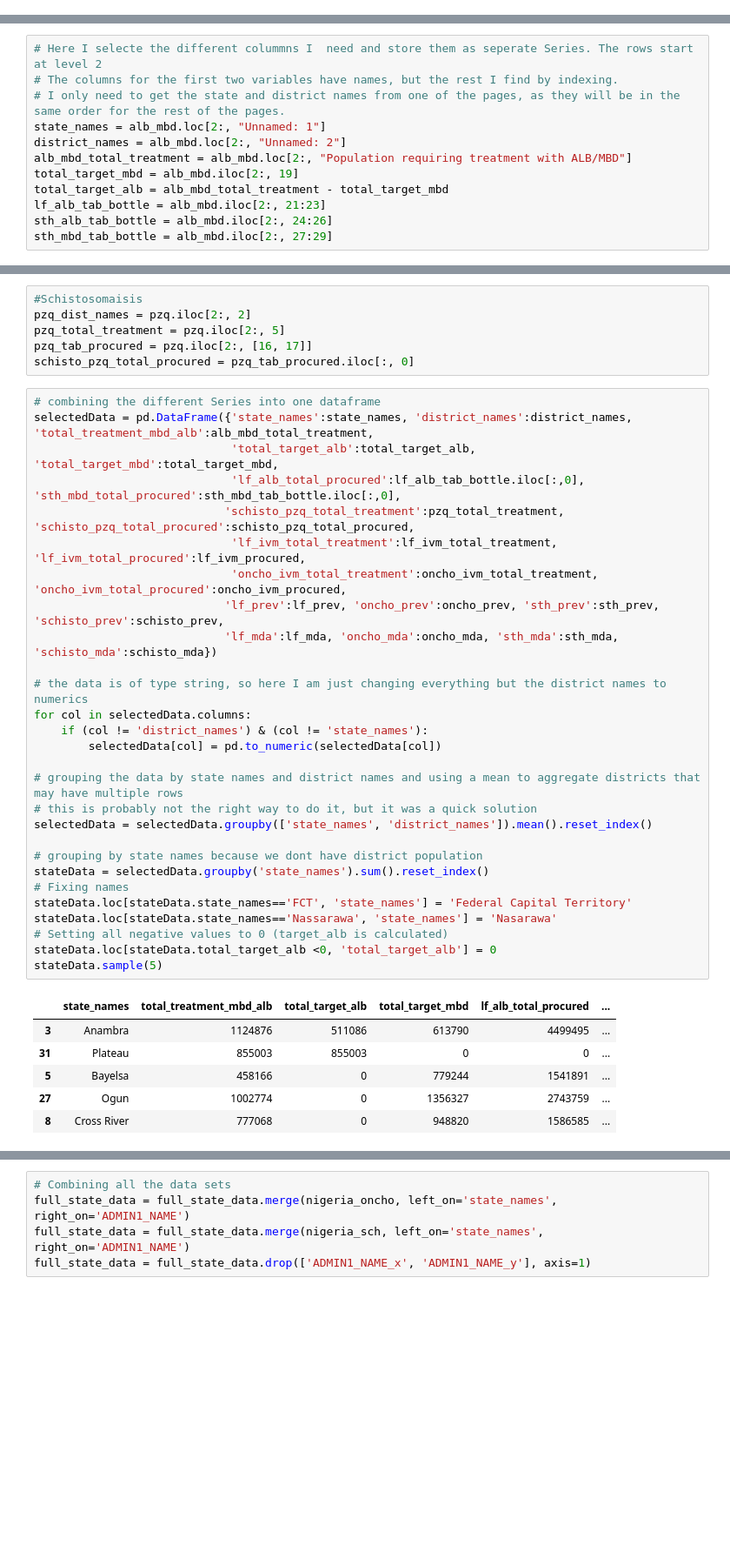
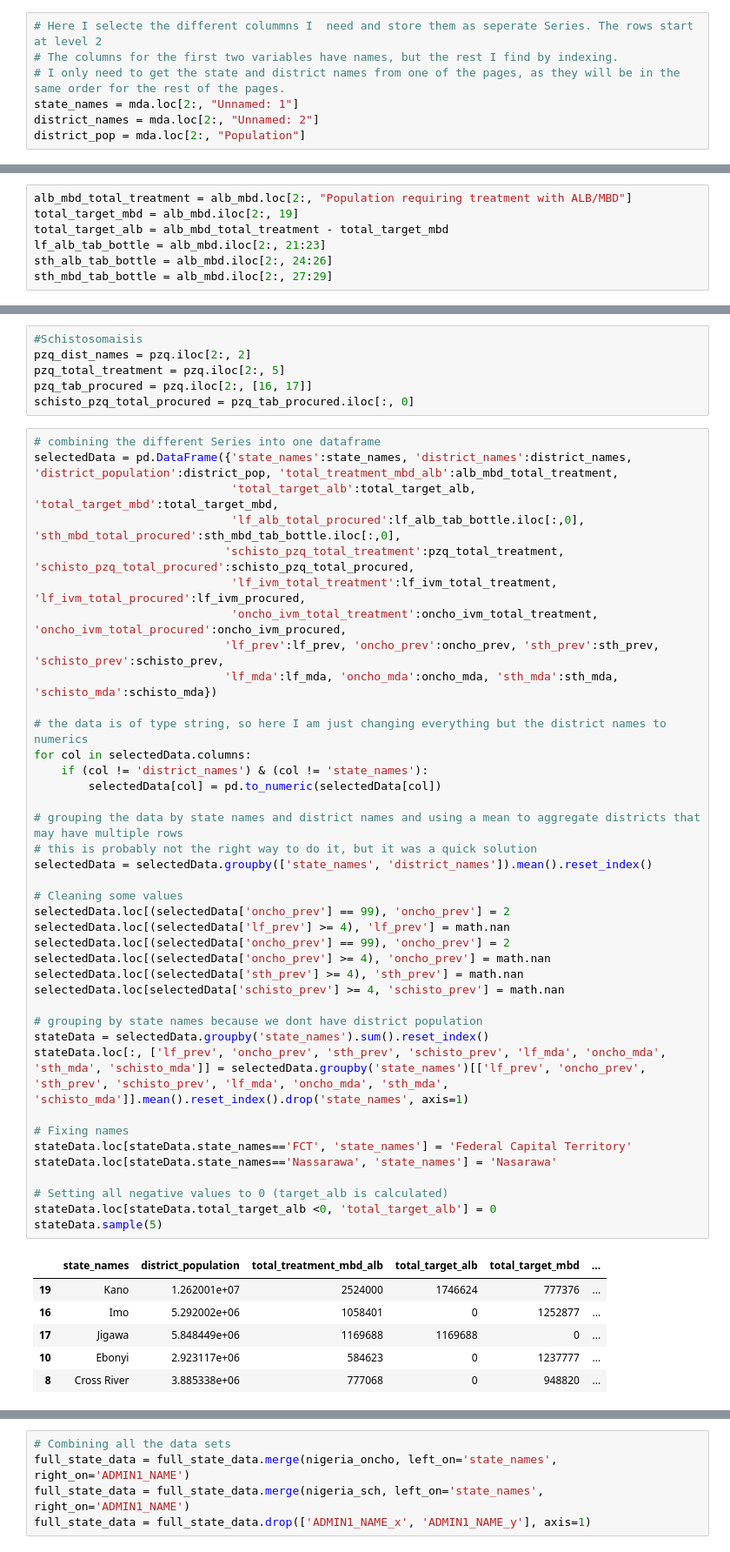
Before and after one commit to stm7631/AA-08-Washington-Data-Wizards, a Jupyter notebook: Code/Cleaning and Aggregating Nigeria Data.ipynb, the cells around one changed output, grey strips where cells are left out. Shown at 87% size. Saved outputs shown, nothing was run; the diff lists cells and outputs as text; blank space fills up the shorter version.

```diff
--- a/Code/Cleaning and Aggregating Nigeria Data.ipynb
+++ b/Code/Cleaning and Aggregating Nigeria Data.ipynb
@@ -35,3 +50,10 @@ ihme_data = pd.read_csv('../Data/Nigeria/IHME-GBD_2017_DATA-96351231-1.csv')
+# %%
+# Here I selecte the different colummns I  need and store them as seperate Series. The rows start at level 2
+# The columns for the first two variables have names, but the rest I find by indexing.
+# I only need to get the state and district names from one of the pages, as they will be in the same order for the rest of the pages.
+state_names = mda.loc[2:, "Unnamed: 1"]
+district_names = mda.loc[2:, "Unnamed: 2"]
+district_pop = mda.loc[2:, "Population"]
 # %%
 alb_mbd.head(3)
 # %% [output]
@@ -41,11 +63,6 @@ alb_mbd.head(3)
 | 2 | Nigeria | Abia | Aba North | 28912 | 40477 | 69389 | ... |
 3 rows × 29 columns
 # %%
-# Here I selecte the different colummns I  need and store them as seperate Series. The rows start at level 2
-# The columns for the first two variables have names, but the rest I find by indexing.
-# I only need to get the state and district names from one of the pages, as they will be in the same order for the rest of the pages.
-state_names = alb_mbd.loc[2:, "Unnamed: 1"]
-district_names = alb_mbd.loc[2:, "Unnamed: 2"]
 alb_mbd_total_treatment = alb_mbd.loc[2:, "Population requiring treatment with ALB/MBD"]
 total_target_mbd = alb_mbd.iloc[2:, 19]
 total_target_alb = alb_mbd_total_treatment - total_target_mbd
@@ -103,36 +120,47 @@ pzq_tab_procured = pzq.iloc[2:, [16, 17]]
 schisto_pzq_total_procured = pzq_tab_procured.iloc[:, 0]
 # %%
 # combining the different Series into one dataframe
-selectedData = pd.DataFrame({'state_names':state_names, 'district_names':district_names, 'total_treatment_mbd_alb':alb_mbd_total_treatment,
+selectedData = pd.DataFrame({'state_names':state_names, 'district_names':district_names, 'district_population':district_pop, 'total_treatment_mbd_alb':alb_mbd_total_treatment,
                              'total_target_alb':total_target_alb, 'total_target_mbd':total_target_mbd,
                              'lf_alb_total_procured':lf_alb_tab_bottle.iloc[:,0], 'sth_mbd_total_procured':sth_mbd_tab_bottle.iloc[:,0],
                             'schisto_pzq_total_treatment':pzq_total_treatment, 'schisto_pzq_total_procured':schisto_pzq_total_procured,
                              'lf_ivm_total_treatment':lf_ivm_total_treatment, 'lf_ivm_total_procured':lf_ivm_procured,
                              'oncho_ivm_total_treatment':oncho_ivm_total_treatment, 'oncho_ivm_total_procured':oncho_ivm_procured,
                             'lf_prev':lf_prev, 'oncho_prev':oncho_prev, 'sth_prev':sth_prev, 'schisto_prev':schisto_prev,
                             'lf_mda':lf_mda, 'oncho_mda':oncho_mda, 'sth_mda':sth_mda, 'schisto_mda':schisto_mda})
 
 # the data is of type string, so here I am just changing everything but the district names to numerics
 for col in selectedData.columns:
     if (col != 'district_names') & (col != 'state_names'):
         selectedData[col] = pd.to_numeric(selectedData[col])
 
 # grouping the data by state names and district names and using a mean to aggregate districts that may have multiple rows
 # this is probably not the right way to do it, but it was a quick solution
 selectedData = selectedData.groupby(['state_names', 'district_names']).mean().reset_index()
 
+# Cleaning some values
+selectedData.loc[(selectedData['oncho_prev'] == 99), 'oncho_prev'] = 2
+selectedData.loc[(selectedData['lf_prev'] >= 4), 'lf_prev'] = math.nan
+selectedData.loc[(selectedData['oncho_prev'] == 99), 'oncho_prev'] = 2
+selectedData.loc[(selectedData['oncho_prev'] >= 4), 'oncho_prev'] = math.nan
+selectedData.loc[(selectedData['sth_prev'] >= 4), 'sth_prev'] = math.nan
+selectedData.loc[selectedData['schisto_prev'] >= 4, 'schisto_prev'] = math.nan
+
 # grouping by state names because we dont have district population
 stateData = selectedData.groupby('state_names').sum().reset_index()
+stateData.loc[:, ['lf_prev', 'oncho_prev', 'sth_prev', 'schisto_prev', 'lf_mda', 'oncho_mda', 'sth_mda', 'schisto_mda']] = selectedData.groupby('state_names')[['lf_prev', 'oncho_prev', 'sth_prev', 'schisto_prev', 'lf_mda', 'oncho_mda', 'sth_mda', 'schisto_mda']].mean().reset_index().drop('state_names', axis=1)
+
 # Fixing names
 stateData.loc[stateData.state_names=='FCT', 'state_names'] = 'Federal Capital Territory'
 stateData.loc[stateData.state_names=='Nassarawa', 'state_names'] = 'Nasarawa'
+
 # Setting all negative values to 0 (target_alb is calculated)
 stateData.loc[stateData.total_target_alb <0, 'total_target_alb'] = 0
 stateData.sample(5)
 # %% [output]
-|  | state_names | total_treatment_mbd_alb | total_target_alb | total_target_mbd | lf_alb_total_procured | ... |
-| 3 | Anambra | 1124876 | 511086 | 613790 | 4499495 | ... |
-| 31 | Plateau | 855003 | 855003 | 0 | 0 | ... |
-| 5 | Bayelsa | 458166 | 0 | 779244 | 1541891 | ... |
-| 27 | Ogun | 1002774 | 0 | 1356327 | 2743759 | ... |
-| 8 | Cross River | 777068 | 0 | 948820 | 1586585 | ... |
+|  | state_names | district_population | total_treatment_mbd_alb | total_target_alb | total_target_mbd | ... |
+| 19 | Kano | 1.262001e+07 | 2524000 | 1746624 | 777376 | ... |
+| 16 | Imo | 5.292002e+06 | 1058401 | 0 | 1252877 | ... |
+| 17 | Jigawa | 5.848449e+06 | 1169688 | 1169688 | 0 | ... |
+| 10 | Ebonyi | 2.923117e+06 | 584623 | 0 | 1237777 | ... |
+| 8 | Cross River | 3.885338e+06 | 777068 | 0 | 948820 | ... |
```
Also changed, not shown: parts of 13 cells of this notebook, 1 other file.
